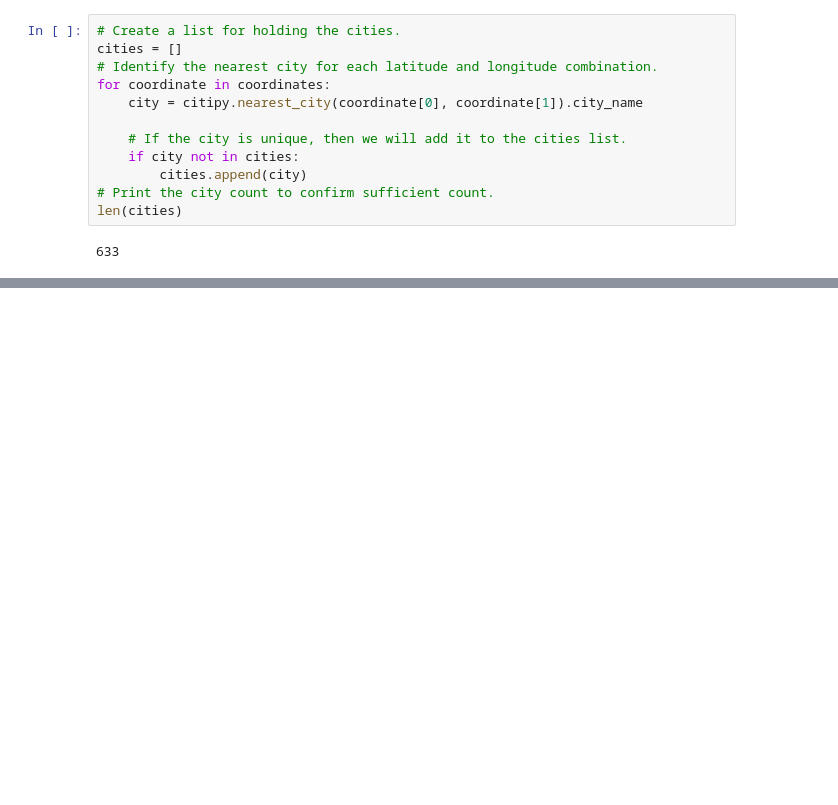
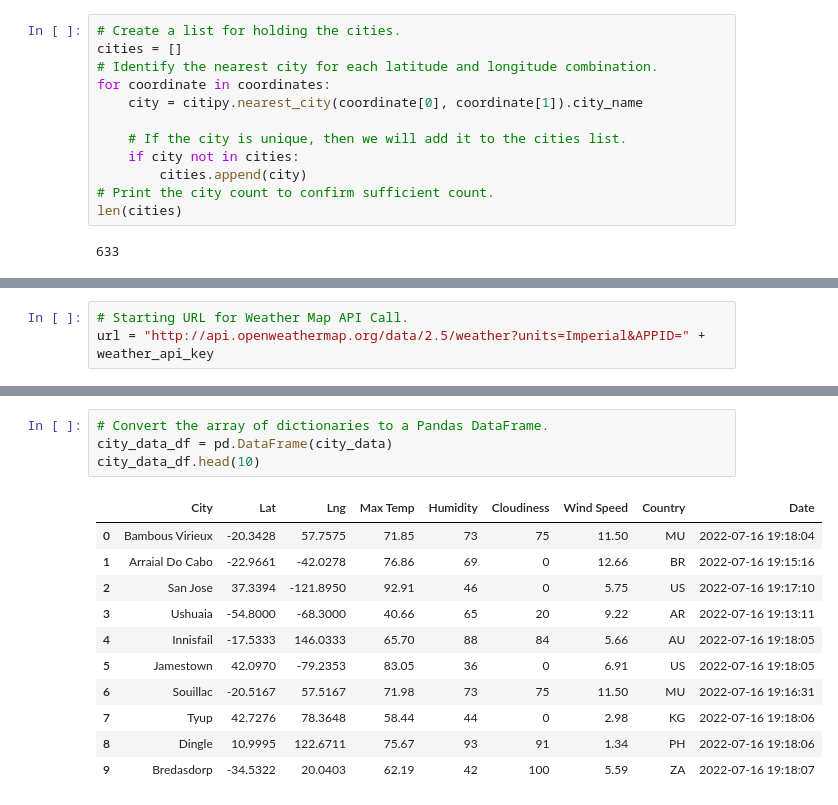
Before and after one commit to briana-villarreal/World_Weather_Analysis, a Jupyter notebook: WeatherPy.ipynb, the cells around one changed output, grey strips where cells are left out. Saved outputs shown, nothing was run; the diff lists cells and outputs as text; blank space fills up the shorter version.

Commit message:
Modifying .gitignore and adding WeatherPy file.

```diff
--- a/WeatherPy.ipynb
+++ b/WeatherPy.ipynb
@@ -54,0 +61,3 @@ len(cities)
+# %%
+# Starting URL for Weather Map API Call.
+url = "http://api.openweathermap.org/data/2.5/weather?units=Imperial&APPID=" + weather_api_key
@@ -54,0 +148,16 @@ len(cities)
+# %%
+# Convert the array of dictionaries to a Pandas DataFrame.
+city_data_df = pd.DataFrame(city_data)
+city_data_df.head(10)
+# %% [output]
+|  | City | Lat | Lng | Max Temp | Humidity | Cloudiness | Wind Speed | Country | Date |
+| 0 | Bambous Virieux | -20.3428 | 57.7575 | 71.85 | 73 | 75 | 11.50 | MU | 2022-07-16 19:18:04 |
+| 1 | Arraial Do Cabo | -22.9661 | -42.0278 | 76.86 | 69 | 0 | 12.66 | BR | 2022-07-16 19:15:16 |
+| 2 | San Jose | 37.3394 | -121.8950 | 92.91 | 46 | 0 | 5.75 | US | 2022-07-16 19:17:10 |
+| 3 | Ushuaia | -54.8000 | -68.3000 | 40.66 | 65 | 20 | 9.22 | AR | 2022-07-16 19:13:11 |
+| 4 | Innisfail | -17.5333 | 146.0333 | 65.70 | 88 | 84 | 5.66 | AU | 2022-07-16 19:18:05 |
+| 5 | Jamestown | 42.0970 | -79.2353 | 83.05 | 36 | 0 | 6.91 | US | 2022-07-16 19:18:05 |
+| 6 | Souillac | -20.5167 | 57.5167 | 71.98 | 73 | 75 | 11.50 | MU | 2022-07-16 19:16:31 |
+| 7 | Tyup | 42.7276 | 78.3648 | 58.44 | 44 | 0 | 2.98 | KG | 2022-07-16 19:18:06 |
+| 8 | Dingle | 10.9995 | 122.6711 | 75.67 | 93 | 91 | 1.34 | PH | 2022-07-16 19:18:06 |
+| 9 | Bredasdorp | -34.5322 | 20.0403 | 62.19 | 42 | 100 | 5.59 | ZA | 2022-07-16 19:18:07 |
```
Also changed, not shown: parts of 5 cells of this notebook, 2 other files.
